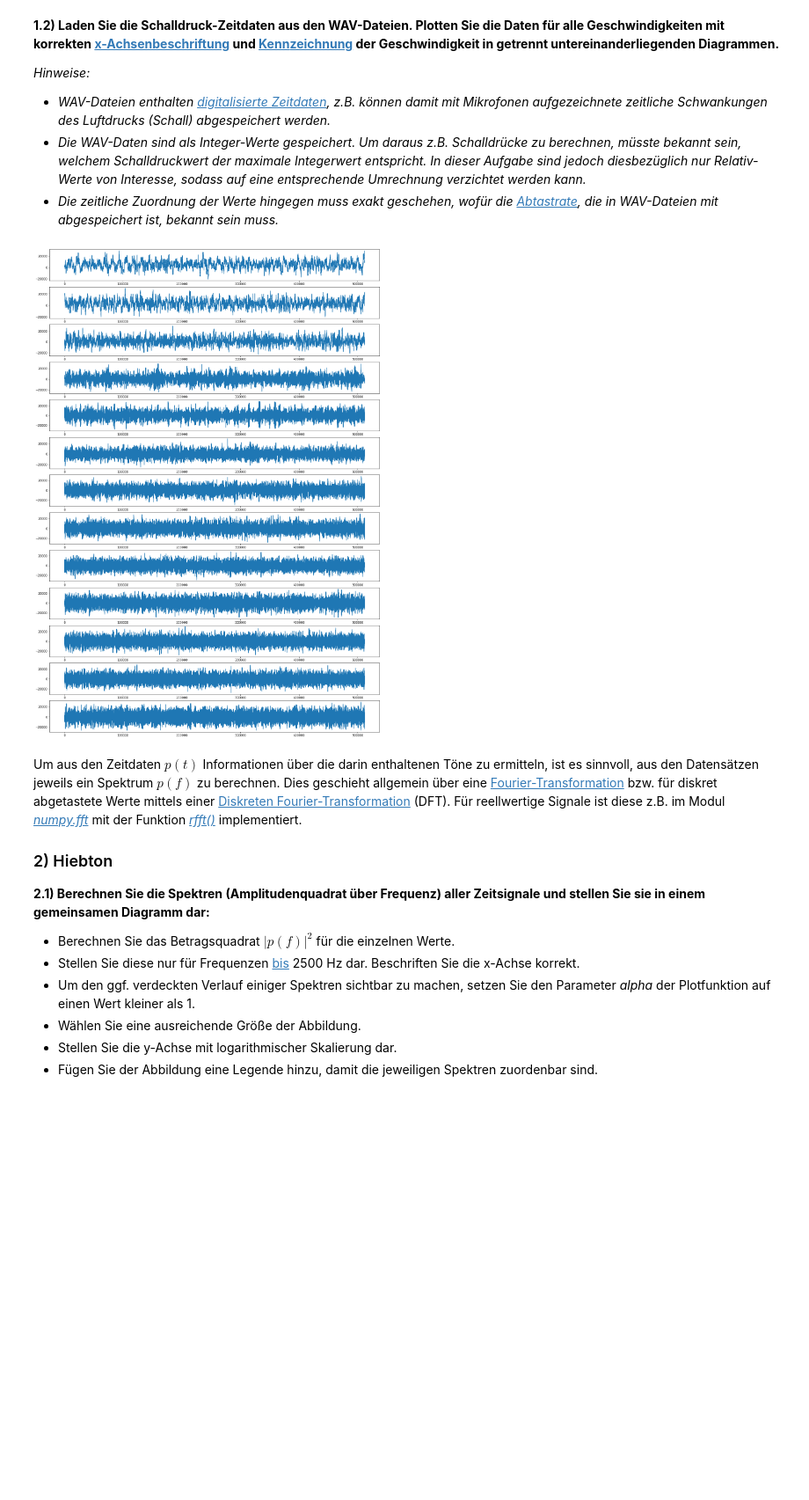
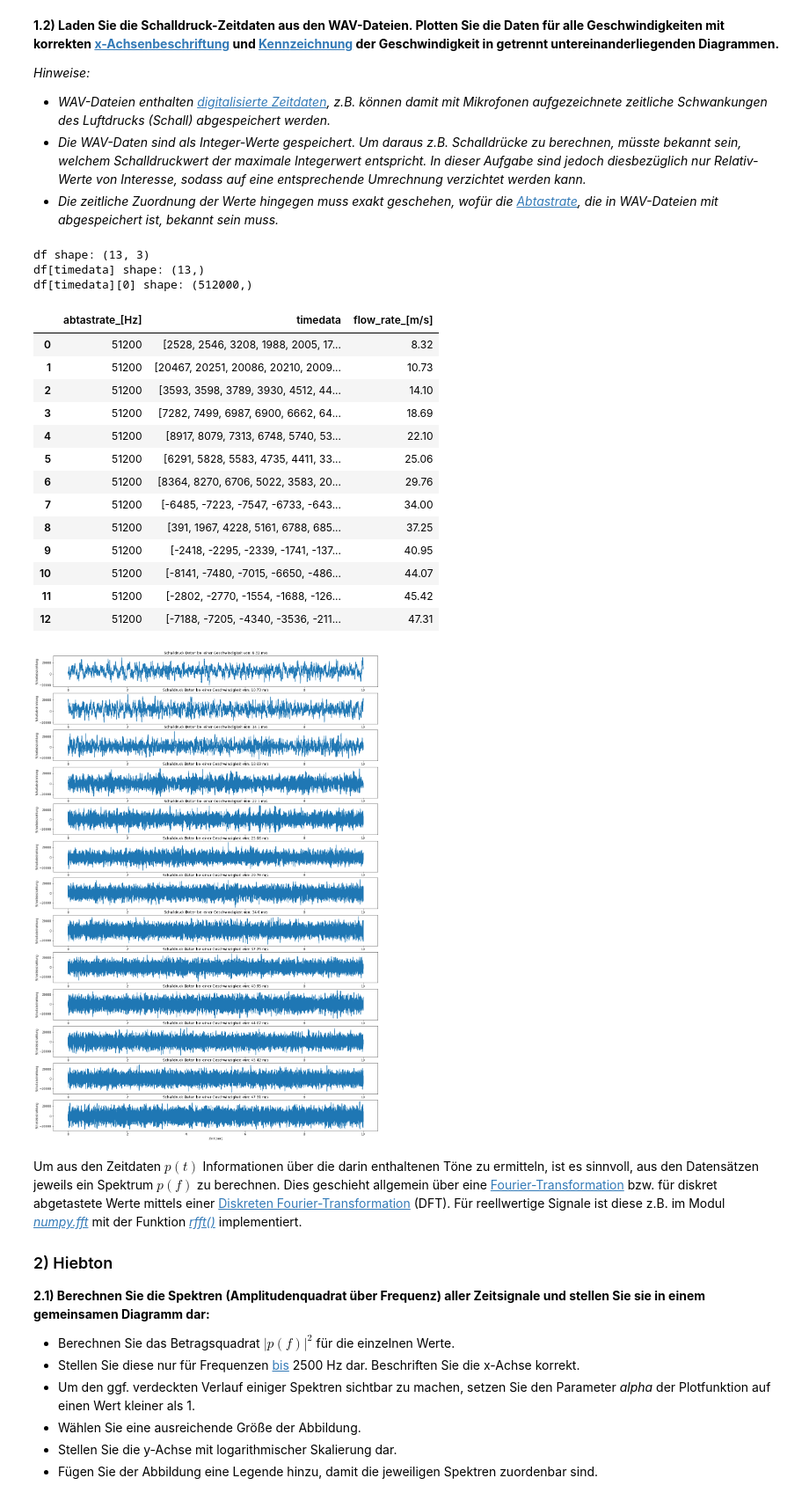
Before and after one commit to jlb-jlb/python_fuer_Ings, a Jupyter notebook: HA4/HA4_Gruppe186.ipynb, the cells around one changed output. Shown at 88% size. Saved outputs shown, nothing was run; the diff lists cells and outputs as text; code cells hidden in the pictures; blank space fills up the shorter version.

```diff
--- a/HA4/HA4_Gruppe186.ipynb
+++ b/HA4/HA4_Gruppe186.ipynb
@@ -71,16 +71,52 @@ df = pd.DataFrame(
     schall
     )
 
-df.set_axis(["abtastrate", "timedata"], axis=1, inplace=True)
+
+df.set_axis(["abtastrate_[Hz]", "timedata"], axis=1, inplace=True)
+df["flow_rate_[m/s]"] = vlist
+print(f"df shape: {df.shape}")
+print(f"df[timedata] shape: {df['timedata'].shape}")
+print(f"df[timedata][0] shape: {df['timedata'][0].shape}")
 df
-fig = plt.figure(1, (20,30))
-for i, timedats in enumerate(df["timedata"]):
-    plt.subplot(len(df["timedata"]), 1, i+1)
-    plt.plot(timedats)
 
-plt.show()
+# Die Abtastrate wird in Abtastvorgängen pro Sekunde berechnet --> 51200S/s <=> 51200Hz <=> 51.2 kHz
 # %% [output]
-[figure, removed]
+df shape: (13, 3)
+df[timedata] shape: (13,)
+df[timedata][0] shape: (512000,)
+|  | abtastrate_[Hz] | timedata | flow_rate_[m/s] |
+| 0 | 51200 | [2528, 2546, 3208, 1988, 2005, 17... | 8.32 |
+| 1 | 51200 | [20467, 20251, 20086, 20210, 2009... | 10.73 |
+| 2 | 51200 | [3593, 3598, 3789, 3930, 4512, 44... | 14.10 |
+| 3 | 51200 | [7282, 7499, 6987, 6900, 6662, 64... | 18.69 |
+| 4 | 51200 | [8917, 8079, 7313, 6748, 5740, 53... | 22.10 |
+| 5 | 51200 | [6291, 5828, 5583, 4735, 4411, 33... | 25.06 |
+| 6 | 51200 | [8364, 8270, 6706, 5022, 3583, 20... | 29.76 |
+| 7 | 51200 | [-6485, -7223, -7547, -6733, -643... | 34.00 |
+| 8 | 51200 | [391, 1967, 4228, 5161, 6788, 685... | 37.25 |
+| 9 | 51200 | [-2418, -2295, -2339, -1741, -137... | 40.95 |
+| 10 | 51200 | [-8141, -7480, -7015, -6650, -486... | 44.07 |
+| 11 | 51200 | [-2802, -2770, -1554, -1688, -126... | 45.42 |
+| 12 | 51200 | [-7188, -7205, -4340, -3536, -211... | 47.31 |
+# %%
+plt.figure(1, (20, 30))
+
+x_idxes = np.linspace(0, df["timedata"][0].size /
+                      df["abtastrate_[Hz]"][0], num=df["timedata"][0].size)  # wir normieren die Einträge auf Sekunden
+
+for i, timedats in enumerate(df["timedata"]):
+    plt.subplot(df["timedata"].size, 1, i+1)
+    plt.plot(x_idxes, timedats)
+    plt.title(f"Schalldruck Daten bei einer Geschwindigkeit von: {df['flow_rate_[m/s]'][i]} m/s")
+    plt.ylabel("Schallabstrahlung")
+    plt.xlabel("Zeit [sec]")
+
+
+
+
+plt.show()
+# %% [output]
+[figure, added]
 # %% [markdown]
 Um aus den Zeitdaten $p(t)$ Informationen über die darin enthaltenen Töne zu ermitteln, ist es sinnvoll, aus den Datensätzen jeweils ein Spektrum $p(f)$ zu berechnen.
 Dies geschieht allgemein über eine [Fourier-Transformation](https://de.wikipedia.org/wiki/Fourier-Transformation) bzw. für diskret abgetastete Werte mittels einer [Diskreten Fourier-Transformation](https://de.wikipedia.org/wiki/Diskrete_Fourier-Transformation) (DFT). Für reellwertige Signale ist diese z.B. im Modul [*numpy.fft*](https://docs.scipy.org/doc/numpy/reference/routines.fft.html) mit der Funktion [*rfft()*](https://docs.scipy.org/doc/numpy/reference/generated/numpy.fft.rfft.html) implementiert.
```
Also changed, not shown: parts of 11 cells of this notebook.
